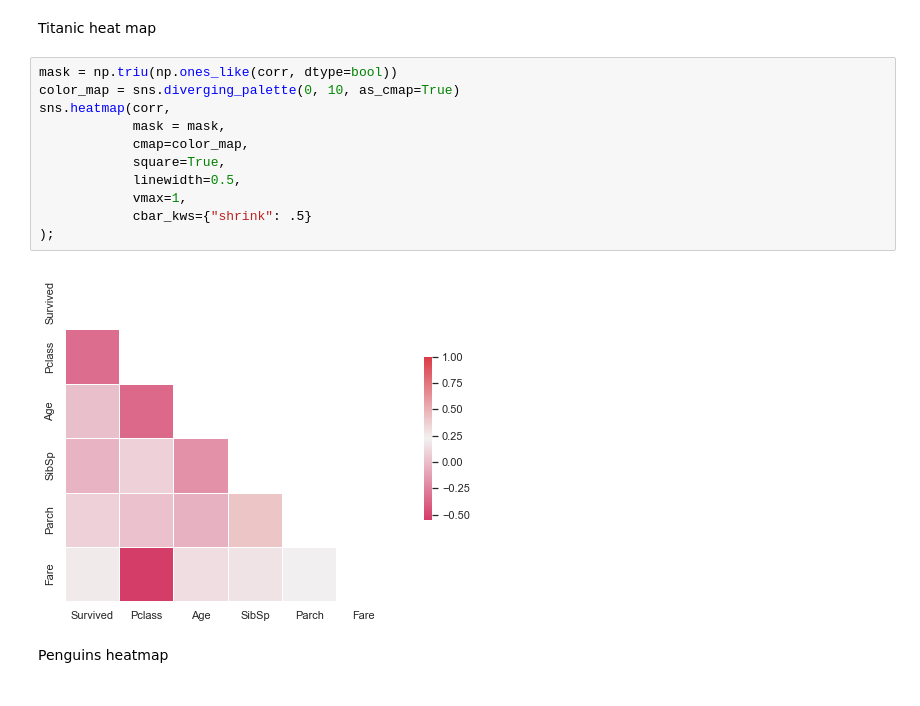
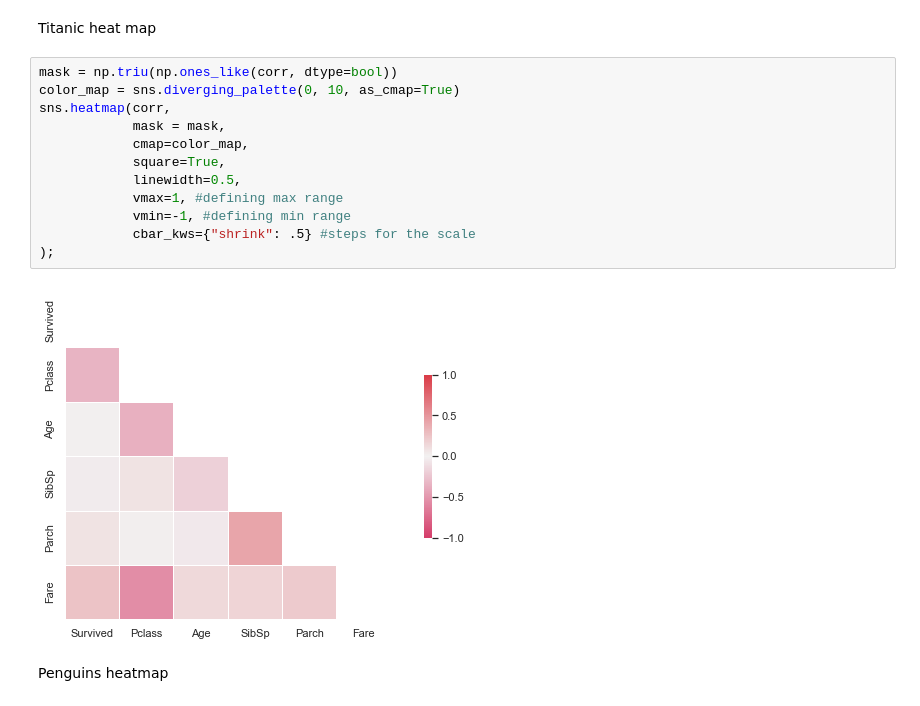
Before and after one commit to nico-stan/lectures, a Jupyter notebook: week-2/4- Vizualisation I.ipynb, the cells around one changed output. Drawn from its saved outputs; the diff is of its cells as text.

```diff
--- a/week-2/4- Vizualisation I.ipynb
+++ b/week-2/4- Vizualisation I.ipynb
@@ -748,16 +751,17 @@ Titanic heat map
 # %%
 mask = np.triu(np.ones_like(corr, dtype=bool))
 color_map = sns.diverging_palette(0, 10, as_cmap=True)
 sns.heatmap(corr,
             mask = mask,
             cmap=color_map,
             square=True,
             linewidth=0.5,
-            vmax=1,
-            cbar_kws={"shrink": .5}
+            vmax=1, #defining max range
+            vmin=-1, #defining min range
+            cbar_kws={"shrink": .5} #steps for the scale
 );
 # %% [output]
-[figure, old version]
+[figure, new version]
 # %% [markdown]
 Penguins heatmap
 # %%
```
Also changed, not shown: parts of 13 cells of this notebook, 1 other file.
